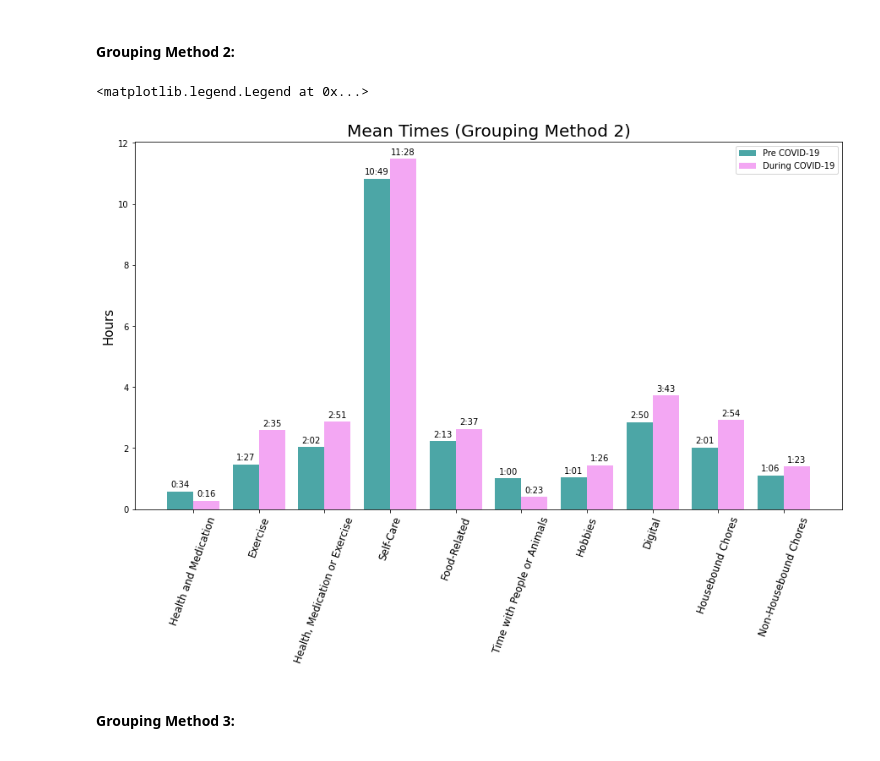
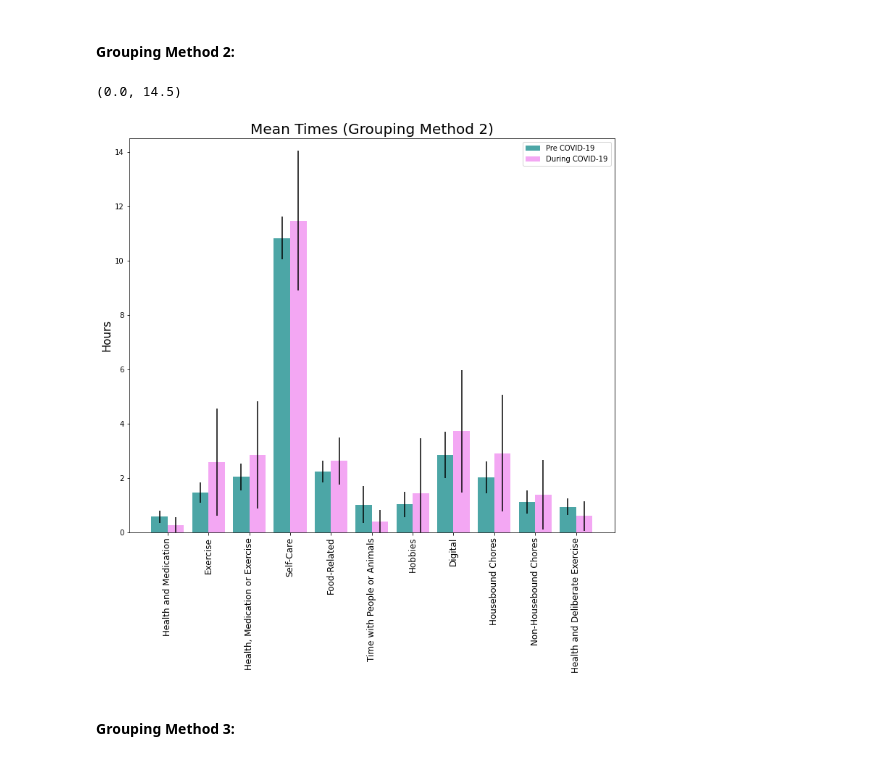
Before and after one commit to tommiehayes/Time-use-Analysis, a Jupyter notebook: Time use Analysis.ipynb, the cells around one changed output. Saved outputs shown, nothing was run; the diff lists cells and outputs as text; code cells hidden in the pictures.

Commit message:
Added 95% Confidence Intervals

```diff
--- a/Time use Analysis.ipynb
+++ b/Time use Analysis.ipynb
@@ -49,2 +93,9 @@ pre_home_alone_ = pre_home_alone.drop([2, 6, 12, 13, 15, 16, 18, 21, 24, 25, 26]
+# %%
+#Function to calculate the difference in the 95% confidence interval (two sided)
+def confidence_interval(data, confidence=0.975):
+    dist = NormalDist.from_samples(data)
+    t = stats.t.ppf(confidence, len(data))
+    h = dist.stdev * t / ((len(data) - 1) ** .5)
+    return ((dist.mean + h)-(dist.mean - h))/2
 # %% [markdown]
 # Data Visualisation
@@ -298,6 +309,7 @@ pre_g2_7 = pre_pri[pre_pri.columns[[13, 14]]].sum(axis=1)
 pre_g2_8 = pre_pri[pre_pri.columns[[12, 11]]].sum(axis=1)
 pre_g2_9 = pre_pri[pre_pri.columns[[4, 8, 21, 17]]].sum(axis=1)
 pre_g2_10 = pre_pri[pre_pri.columns[[16, 9]]].sum(axis=1)
+pre_g2_11 = pre_pri[pre_pri.columns[[1, 2, 3]]].sum(axis=1)
 
 dur_g2_1 = dur_pri[dur_pri.columns[[1, 2]]].sum(axis=1)
 dur_g2_2 = dur_pri[dur_pri.columns[[3, 8]]].sum(axis=1)
@@ -309,39 +321,45 @@ dur_g2_7 = dur_pri[dur_pri.columns[[13, 14]]].sum(axis=1)
 dur_g2_8 = dur_pri[dur_pri.columns[[12, 11]]].sum(axis=1)
 dur_g2_9 = dur_pri[dur_pri.columns[[4, 8, 21, 17]]].sum(axis=1)
 dur_g2_10 = dur_pri[dur_pri.columns[[16, 9]]].sum(axis=1)
+dur_g2_11 = dur_pri[dur_pri.columns[[1, 2, 3]]].sum(axis=1)
 # %%
 #Converting back to DataFrames
 p2 = {'Health and Medication':pre_g2_1.values, 'Exercise':pre_g2_2.values, 'Health, Medication or Exercise':pre_g2_3.values,
     'Self-Care':pre_g2_4.values, 'Food-Related':pre_g2_5.values, 'Time with People or Animals':pre_g2_6.values,
     'Hobbies':pre_g2_7.values, 'Digital':pre_g2_8.values, 'Housebound Chores':pre_g2_9.values,
-    'Non-Housebound Chores':pre_g2_10.values}
+    'Non-Housebound Chores':pre_g2_10.values, 'Health and Deliberate Exercise': pre_g2_11.values}
 pre_g2 = pd.DataFrame(data=p2, index=pre_g2_1.index)
 
 d2 = {'Health and Medication':dur_g2_1.values, 'Exercise':dur_g2_2.values, 'Health, Medication or Exercise':dur_g2_3.values,
     'Self-Care':dur_g2_4.values, 'Food-Related':dur_g2_5.values, 'Time with People or Animals':dur_g2_6.values,
     'Hobbies':dur_g2_7.values, 'Digital':dur_g2_8.values, 'Housebound Chores':dur_g2_9.values,
-    'Non-Housebound Chores':dur_g2_10.values}
+    'Non-Housebound Chores':dur_g2_10.values, 'Health and Deliberate Exercise': dur_g2_11.values}
 dur_g2 = pd.DataFrame(data=d2, index=dur_g2_1.index)
+# %%
+#Calculating confidence intervals (95%)
+pci2=[]
+dci2=[]
+for i in range(0, len(pre_g2.columns)):
+    pci2.append(confidence_interval(pre_g2[pre_g2.columns[i]]))
+    dci2.append(confidence_interval(dur_g2[dur_g2.columns[i]]))
 # %%
 #Grouping method 2 plot
-fig, ax = plt.subplots(figsize=(15, 8))
+fig, ax = plt.subplots(figsize=(12, 10))
 x=np.arange(len(pre_g2.mean().values))
 bar_width = 0.4
 
-pre2 = ax.bar(x, pre_g2.mean(), width=bar_width, color = 'teal', label='Pre COVID-19', alpha=0.7)
-dur2 = ax.bar(x+bar_width, dur_g2.mean(), width=bar_width, color = 'violet', label='During COVID-19', alpha=0.7)
-
-autolabel(pre2)
-autolabel(dur2)
+pre2 = ax.bar(x, pre_g2.mean(), width=bar_width, color = 'teal', label='Pre COVID-19', alpha=0.7, yerr=pci2)
+dur2 = ax.bar(x+bar_width, dur_g2.mean(), width=bar_width, color = 'violet', label='During COVID-19', alpha=0.7, yerr=dci2)
 
 ax.set_xticks(x+bar_width/2)
-ax.set_xticklabels(pre_g2.columns, rotation=70, size=12)
+ax.set_xticklabels(pre_g2.columns, size=12, rotation=90)
 ax.set_title('Mean Times (Grouping Method 2)', size=20)
 ax.set_ylabel('Hours', size=15)
 ax.legend()
+plt.ylim(0, 14.5)
 # %% [output]
-<matplotlib.legend.Legend at 0x...>
+(0.0, 14.5)
-[figure, old version]
+[figure, new version]
 # %% [markdown]
 #### Grouping Method 3:
 # %%
```
Also changed, not shown: parts of 34 cells of this notebook.
